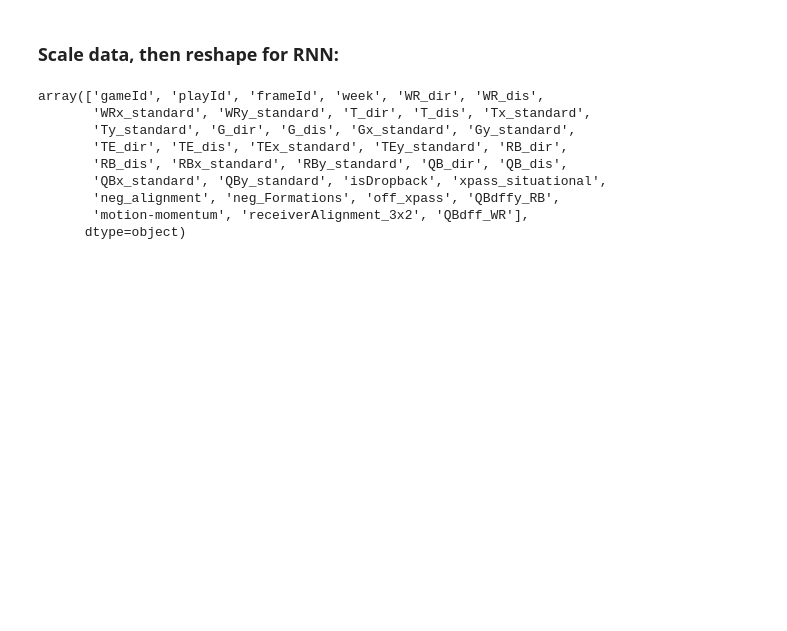
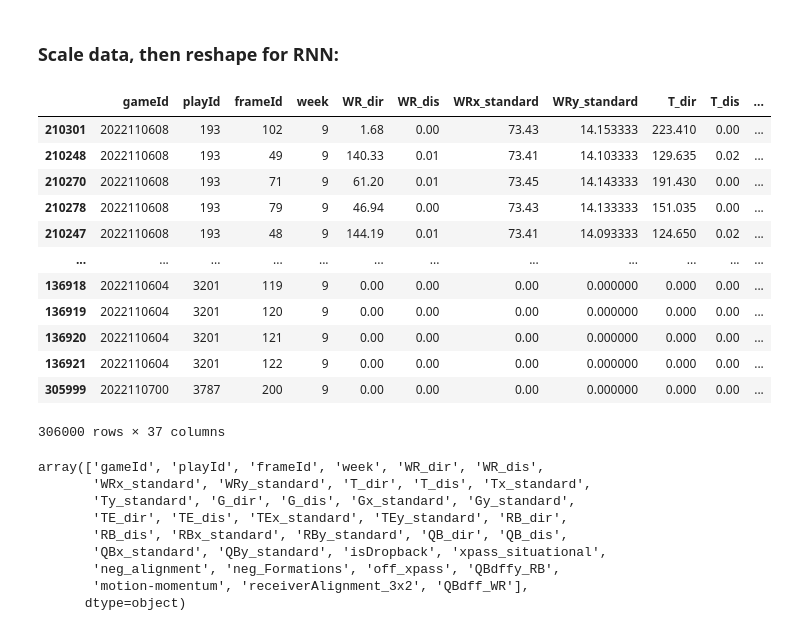
Before and after one commit to meagvo/NFL_BDB2025, a Jupyter notebook: rnn_demo copy.ipynb, the cells around one changed output. Saved outputs shown, nothing was run; the diff lists cells and outputs as text; code cells hidden in the pictures; blank space fills up the shorter version.

```diff
--- a/rnn_demo copy.ipynb
+++ b/rnn_demo copy.ipynb
@@ -152,6 +169,22 @@ final_features=['gameId', 'playId', 'xpass_situational',
  'QBdff_WR']
 df_train=pd.merge(df_train, train_data[final_features], on=['gameId', 'playId'], how='inner')
 df_test=pd.merge(df_test, test_data[final_features], on=['gameId', 'playId'], how='inner')
+# %%
+df_test.sort_values(by='QBy_standard',ascending=False)
+# %% [output]
+|  | gameId | playId | frameId | week | WR_dir | WR_dis | WRx_standard | WRy_standard | T_dir | T_dis | ... |
+| 210301 | 2022110608 | 193 | 102 | 9 | 1.68 | 0.00 | 73.43 | 14.153333 | 223.410 | 0.00 | ... |
+| 210248 | 2022110608 | 193 | 49 | 9 | 140.33 | 0.01 | 73.41 | 14.103333 | 129.635 | 0.02 | ... |
+| 210270 | 2022110608 | 193 | 71 | 9 | 61.20 | 0.01 | 73.45 | 14.143333 | 191.430 | 0.00 | ... |
+| 210278 | 2022110608 | 193 | 79 | 9 | 46.94 | 0.00 | 73.43 | 14.133333 | 151.035 | 0.00 | ... |
+| 210247 | 2022110608 | 193 | 48 | 9 | 144.19 | 0.01 | 73.41 | 14.093333 | 124.650 | 0.02 | ... |
+| ... | ... | ... | ... | ... | ... | ... | ... | ... | ... | ... | ... |
+| 136918 | 2022110604 | 3201 | 119 | 9 | 0.00 | 0.00 | 0.00 | 0.000000 | 0.000 | 0.00 | ... |
+| 136919 | 2022110604 | 3201 | 120 | 9 | 0.00 | 0.00 | 0.00 | 0.000000 | 0.000 | 0.00 | ... |
+| 136920 | 2022110604 | 3201 | 121 | 9 | 0.00 | 0.00 | 0.00 | 0.000000 | 0.000 | 0.00 | ... |
+| 136921 | 2022110604 | 3201 | 122 | 9 | 0.00 | 0.00 | 0.00 | 0.000000 | 0.000 | 0.00 | ... |
+| 305999 | 2022110700 | 3787 | 200 | 9 | 0.00 | 0.00 | 0.00 | 0.000000 | 0.000 | 0.00 | ... |
+306000 rows × 37 columns
 # %%
 df_train.columns.values
 # %% [output]
```
Also changed, not shown: parts of 19 cells of this notebook, 1 other file.
